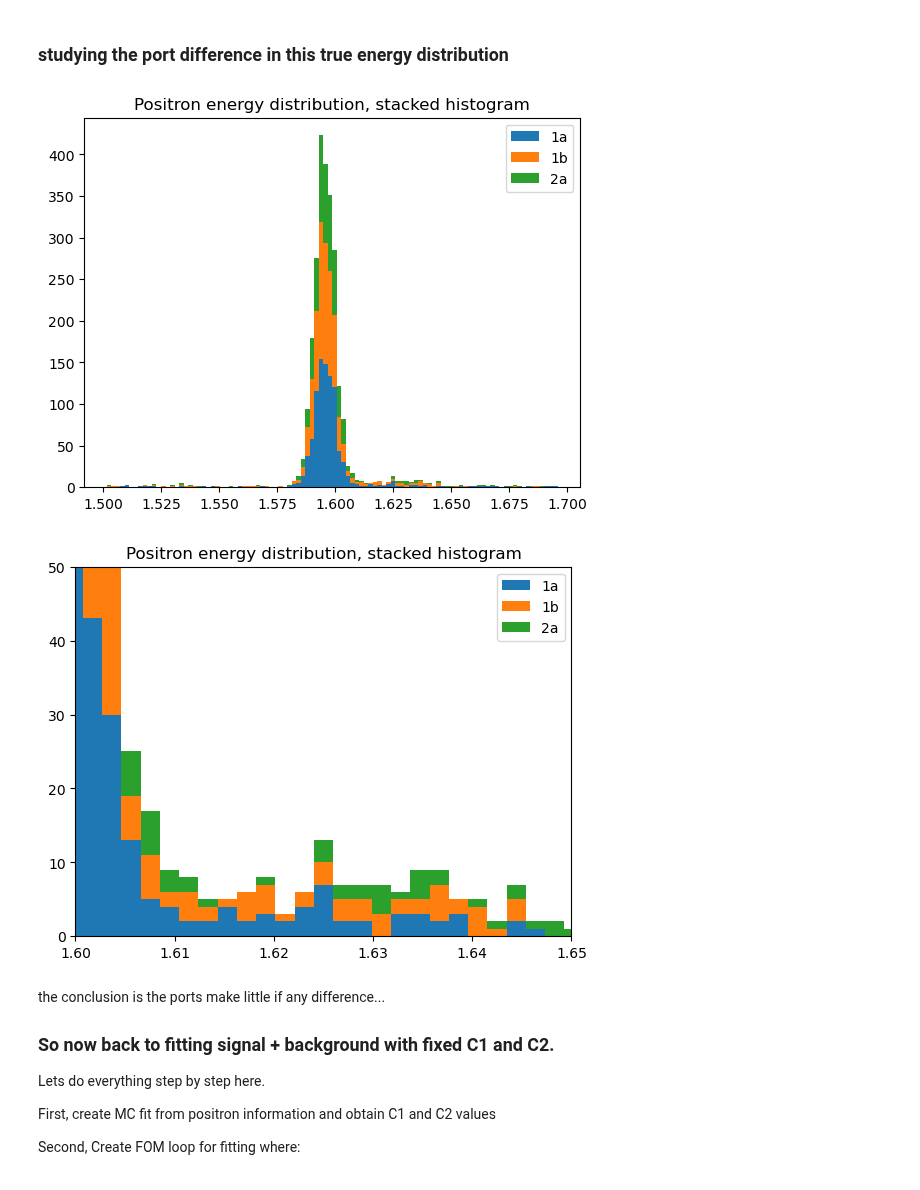
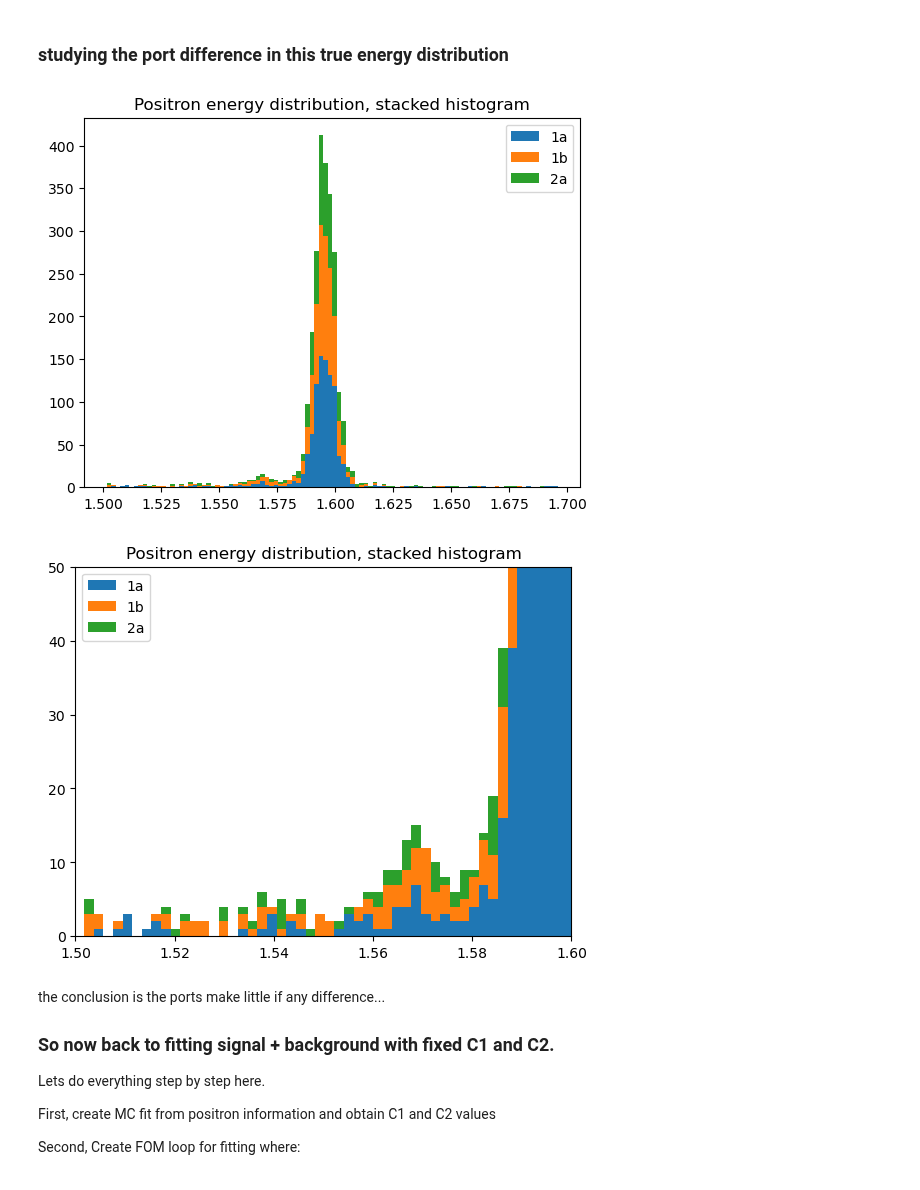
Before and after one commit to jwaiton/next_misc, a Jupyter notebook: FOM_merge&fit/fitting_work.ipynb, the cells around one changed output. Cells and saved outputs as stored; diff of their text form; code cells hidden in the pictures.

```diff
--- a/FOM_merge&fit/fitting_work.ipynb
+++ b/FOM_merge&fit/fitting_work.ipynb
@@ -122,7 +122,10 @@ display(full_tracks)
 659081 rows × 38 columns
 # %%
 # satellite merge
-low_e_tracks = func.remove_low_E_events(full_tracks)
+#low_e_tracks = func.remove_low_E_events(full_tracks)
+
+# the clean removal method, using this for now to dodge issues with the artifacts
+low_e_tracks = full_tracks[full_tracks.energy > 0.05]
 
 cut_tracks = func.apply_cuts(low_e_tracks, lower_z = 20, upper_z = 1170, r_lim = 415)
 # %% [output]
@@ -396,16 +394,16 @@ plt.legend()
 plt.title('Positron energy distribution, stacked histogram')
 plt.show()
 # %% [output]
-[figure, old version]
+[figure, new version]
 # %%
 plt.hist([port_1a_Es, port_1b_Es, port_2a_Es], bins = 100, stacked = True, label=labels)
-plt.xlim([1.60,1.650])
+plt.xlim([1.50,1.600])
 plt.ylim([0,50])
 plt.legend()
 plt.title('Positron energy distribution, stacked histogram')
 plt.show()
 # %% [output]
-[figure, old version]
+[figure, new version]
 # %% [markdown]
 the conclusion is the ports make little if any difference...
 
```
Also changed, not shown: parts of 16 cells of this notebook, 4 other files.
